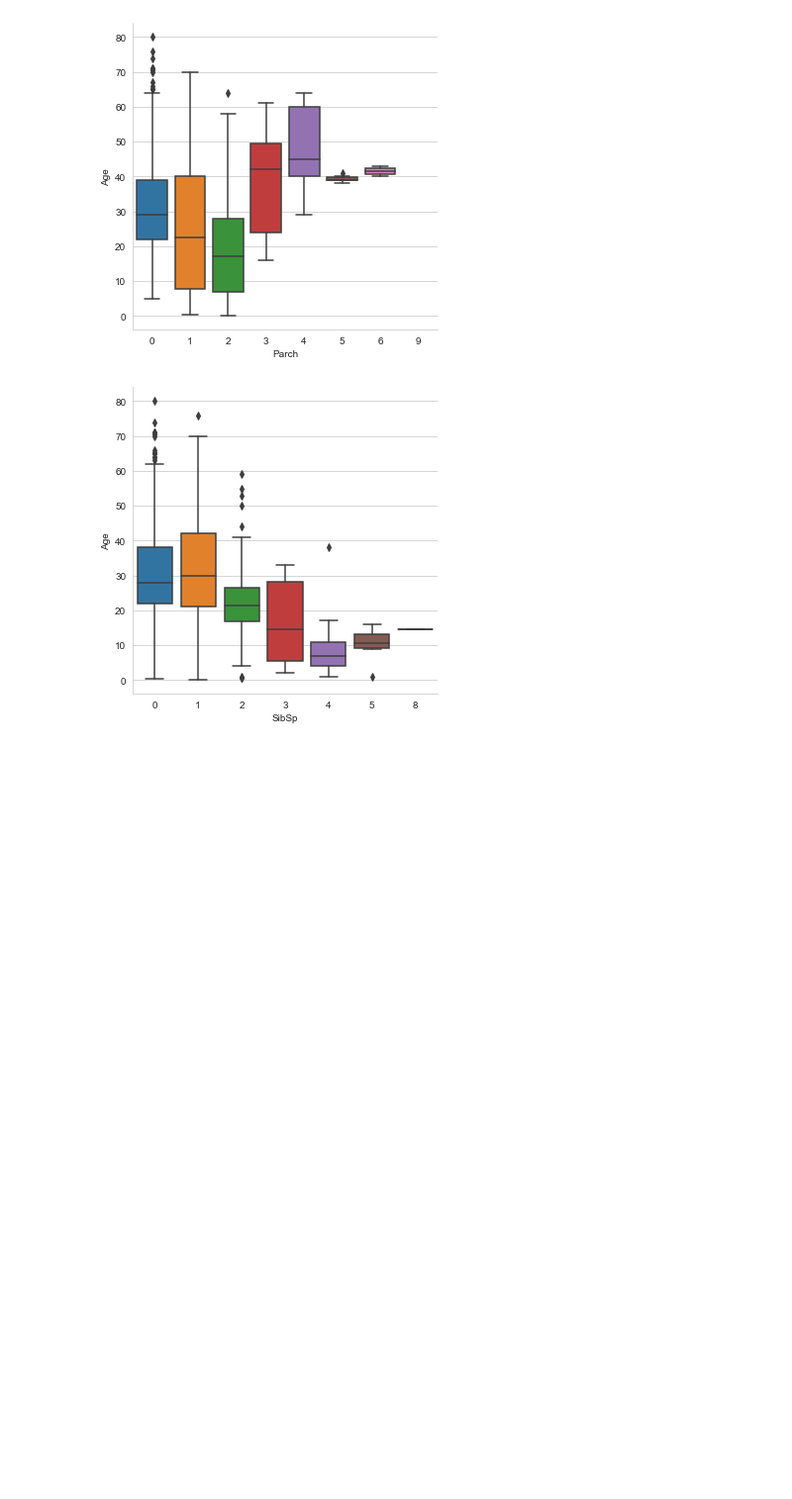
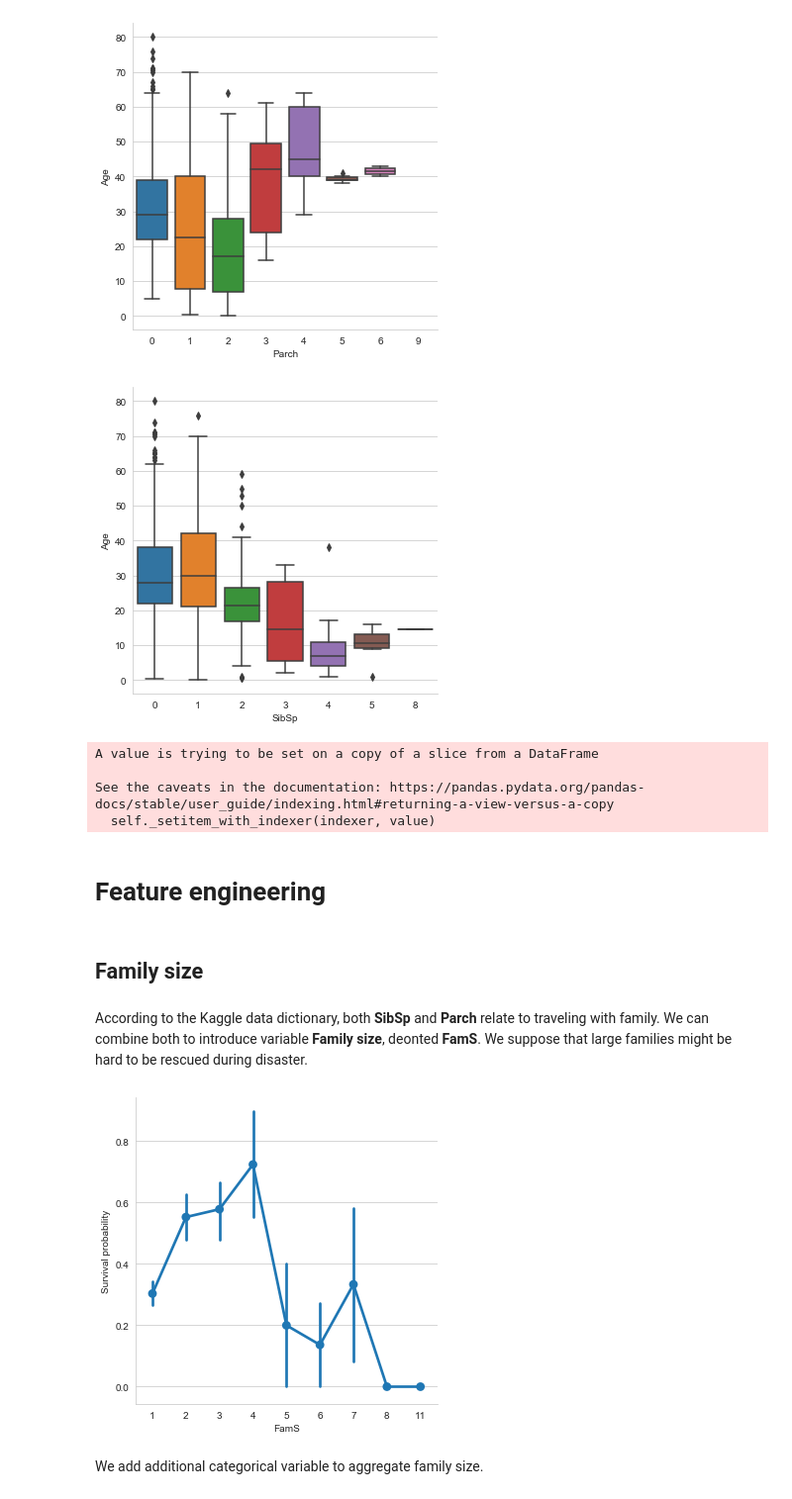
Before and after one commit to mmaku/Kaggle_titanic, a Jupyter notebook: 11 Titanic.ipynb, the cells around one changed output. Shown at 99% size. Drawn from its saved outputs; the diff is of its cells as text; code cells hidden in the pictures; blank space fills up the shorter version.

Commit message:
Feature engineering

```diff
--- a/11 Titanic.ipynb
+++ b/11 Titanic.ipynb
@@ -361,3 +359,38 @@ g = sns.catplot(y="Age", x="SibSp", data=dataset, kind="box")
 [figure]
 [figure]
 [figure]
+# %%
+# fill Age with the median age of similar rows according to Pclass, Parch and SibSp
+# warning is showed
+
+index_NaN_age = list(dataset["Age"][dataset["Age"].isnull()].index)
+
+for i in index_NaN_age :
+    age_med = dataset["Age"].median()
+    age_pred = dataset["Age"][((dataset['SibSp'] == dataset.iloc[i]["SibSp"]) & (dataset['Parch'] == dataset.iloc[i]["Parch"]) & (dataset['Pclass'] == dataset.iloc[i]["Pclass"]))].median()
+    if not np.isnan(age_pred) :
+        dataset['Age'].iloc[i] = age_pred
+    else :
+        dataset['Age'].iloc[i] = age_med
+# %% [output]
+A value is trying to be set on a copy of a slice from a DataFrame
+
+See the caveats in the documentation: https://pandas.pydata.org/pandas-docs/stable/user_guide/indexing.html#returning-a-view-versus-a-copy
+  self._setitem_with_indexer(indexer, value)
+# %% [markdown]
+# Feature engineering
+# %% [markdown]
+## Family size
+# %% [markdown]
+According to the Kaggle data dictionary, both **SibSp** and **Parch** relate to traveling with family. We can combine both to introduce variable **Family size**, deonted **FamS**. We suppose that large families might be hard to be rescued during disaster.
+# %%
+# family size descriptor from SibSp and Parch
+dataset["FamS"] = dataset["SibSp"] + dataset["Parch"] + 1
+train["FamS"] = train["SibSp"] + train["Parch"] + 1
+
+p = sns.catplot(x="FamS", y="Survived", data = train, kind = "point")
+p = p.set_ylabels("Survival probability")
+# %% [output]
+[figure, added]
+# %% [markdown]
+We add additional categorical variable to aggregate family size.
```
Also changed, not shown: parts of 15 cells of this notebook.
